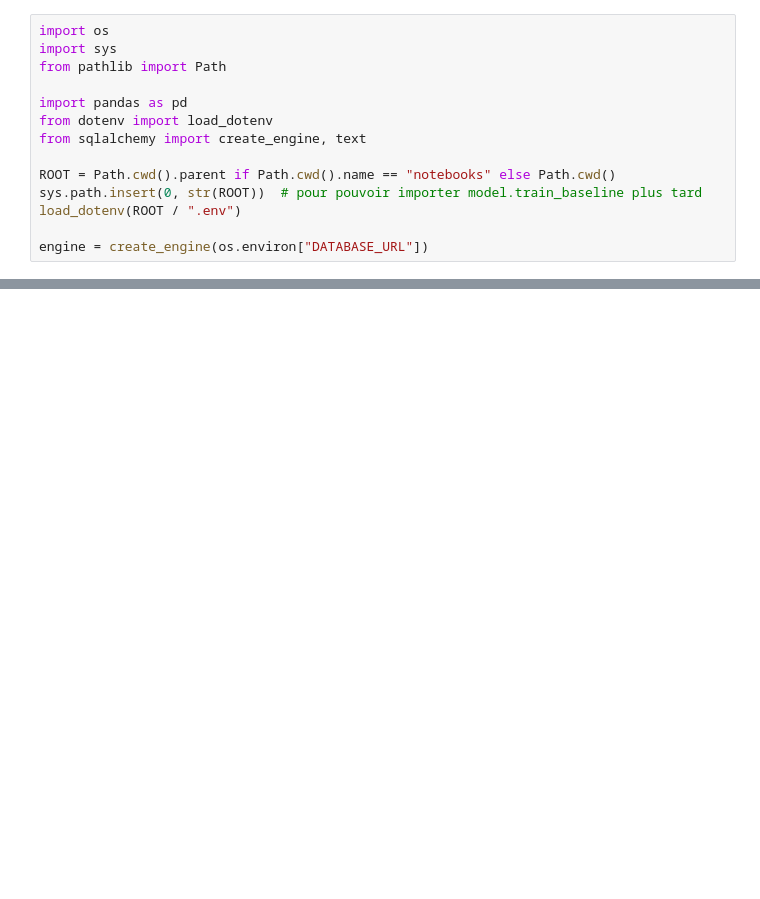
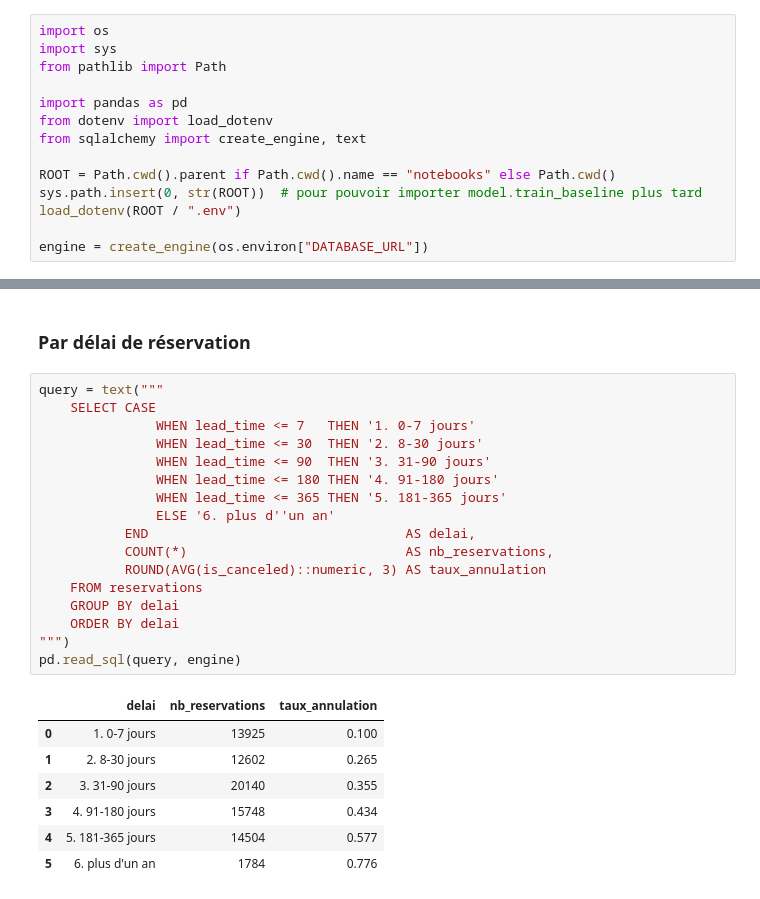
Before and after one commit to fnsagna/Dev-IA-parcours-m1-b1-annulation-fsagna, a Jupyter notebook: notebooks/01_exploration.ipynb, the cells around one changed output, grey strips where cells are left out. Saved outputs shown, nothing was run; the diff lists cells and outputs as text; blank space fills up the shorter version.

```diff
--- a/notebooks/01_exploration.ipynb
+++ b/notebooks/01_exploration.ipynb
@@ -49 +91,28 @@ query = text("""
+# %% [markdown]
+### Par délai de réservation
+# %%
+query = text("""
+    SELECT CASE
+               WHEN lead_time <= 7   THEN '1. 0-7 jours'
+               WHEN lead_time <= 30  THEN '2. 8-30 jours'
+               WHEN lead_time <= 90  THEN '3. 31-90 jours'
+               WHEN lead_time <= 180 THEN '4. 91-180 jours'
+               WHEN lead_time <= 365 THEN '5. 181-365 jours'
+               ELSE '6. plus d''un an'
+           END                                 AS delai,
+           COUNT(*)                            AS nb_reservations,
+           ROUND(AVG(is_canceled)::numeric, 3) AS taux_annulation
+    FROM reservations
+    GROUP BY delai
+    ORDER BY delai
+""")
+pd.read_sql(query, engine)
+# %% [output]
+|  | delai | nb_reservations | taux_annulation |
+| 0 | 1. 0-7 jours | 13925 | 0.100 |
+| 1 | 2. 8-30 jours | 12602 | 0.265 |
+| 2 | 3. 31-90 jours | 20140 | 0.355 |
+| 3 | 4. 91-180 jours | 15748 | 0.434 |
+| 4 | 5. 181-365 jours | 14504 | 0.577 |
+| 5 | 6. plus d'un an | 1784 | 0.776 |
 # %% [markdown]
```
Also changed, not shown: parts of 28 cells of this notebook, 13 other files.
